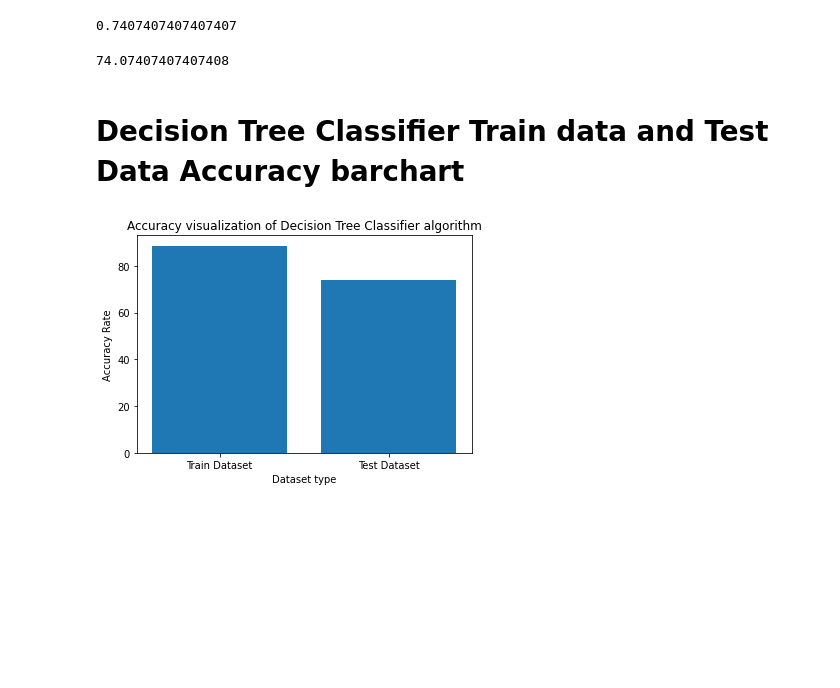
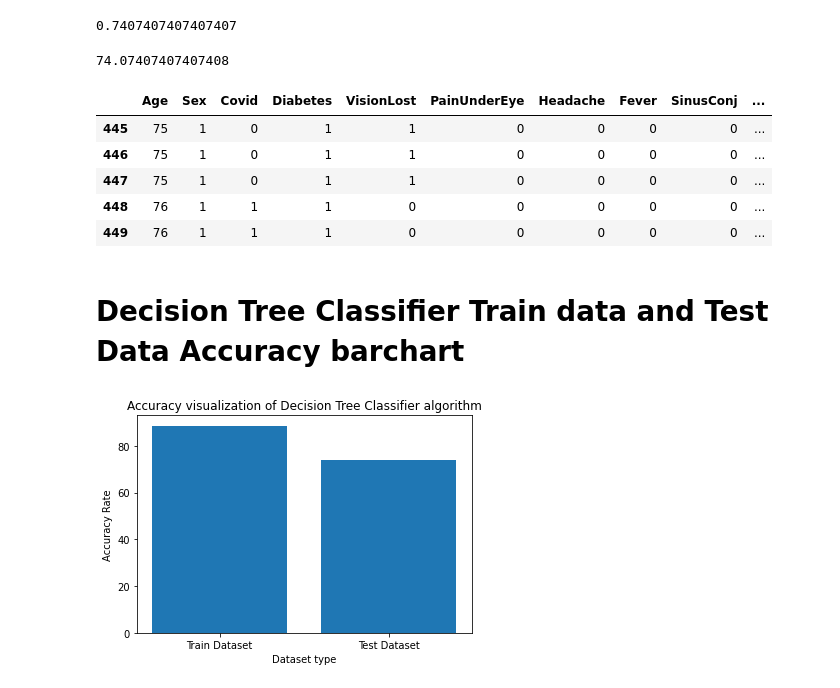
Before and after one commit to Nahidjc/Al_Lab, a Jupyter notebook: blackFungusData.ipynb, the cells around one changed output. Cells and saved outputs as stored; diff of their text form; code cells hidden in the pictures; blank space fills up the shorter version.

```diff
--- a/blackFungusData.ipynb
+++ b/blackFungusData.ipynb
@@ -302,6 +306,15 @@ from sklearn.metrics import accuracy_score
 print(accuracy_score(y_test, y_pred)*100)
 # %% [output]
 74.07407407407408
+# %%
+train_dataset.tail()
+# %% [output]
+|  | Age | Sex | Covid | Diabetes | VisionLost | PainUnderEye | Headache | Fever | SinusConj | ... |
+| 445 | 75 | 1 | 0 | 1 | 1 | 0 | 0 | 0 | 0 | ... |
+| 446 | 75 | 1 | 0 | 1 | 1 | 0 | 0 | 0 | 0 | ... |
+| 447 | 75 | 1 | 0 | 1 | 1 | 0 | 0 | 0 | 0 | ... |
+| 448 | 76 | 1 | 1 | 1 | 0 | 0 | 0 | 0 | 0 | ... |
+| 449 | 76 | 1 | 1 | 1 | 0 | 0 | 0 | 0 | 0 | ... |
 # %% [markdown]
 # **Decision Tree Classifier Train data and Test Data Accuracy barchart**
 # %%
```
Also changed, not shown: parts of 25 cells of this notebook.
